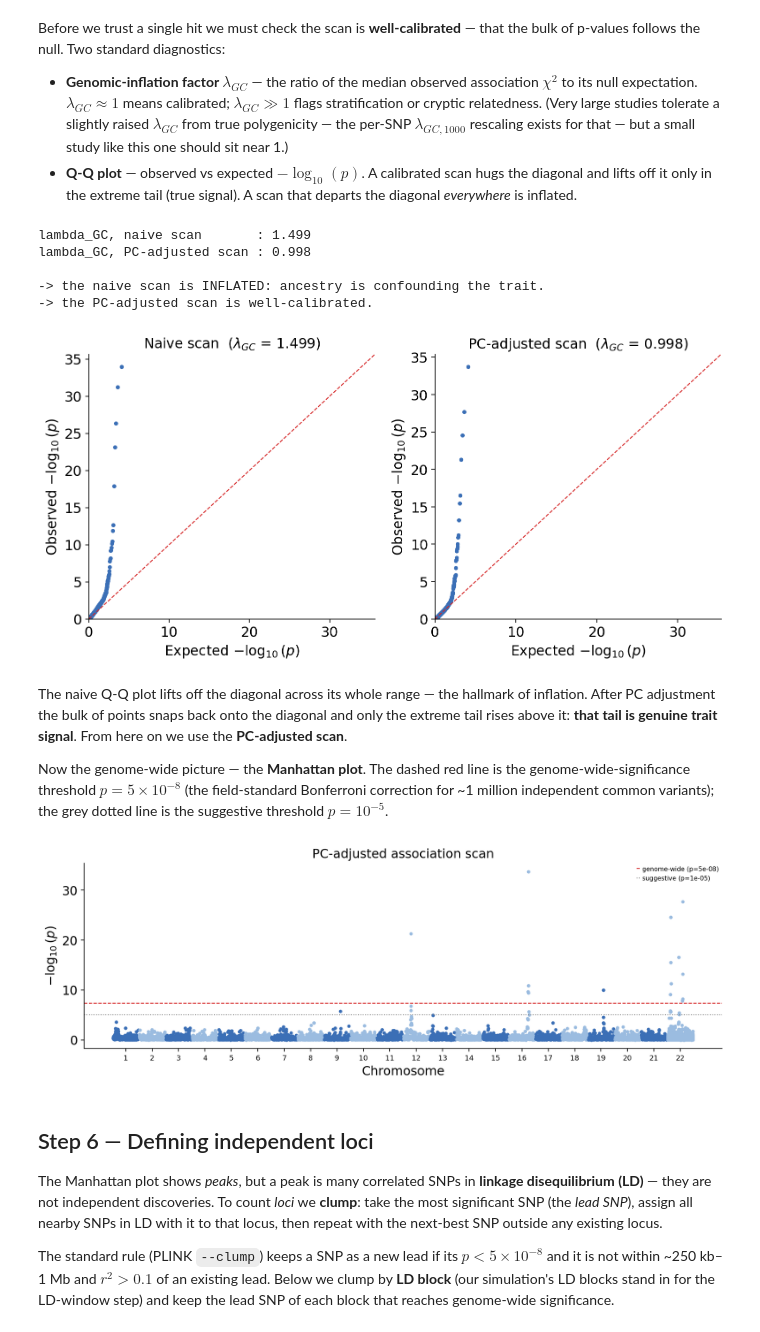
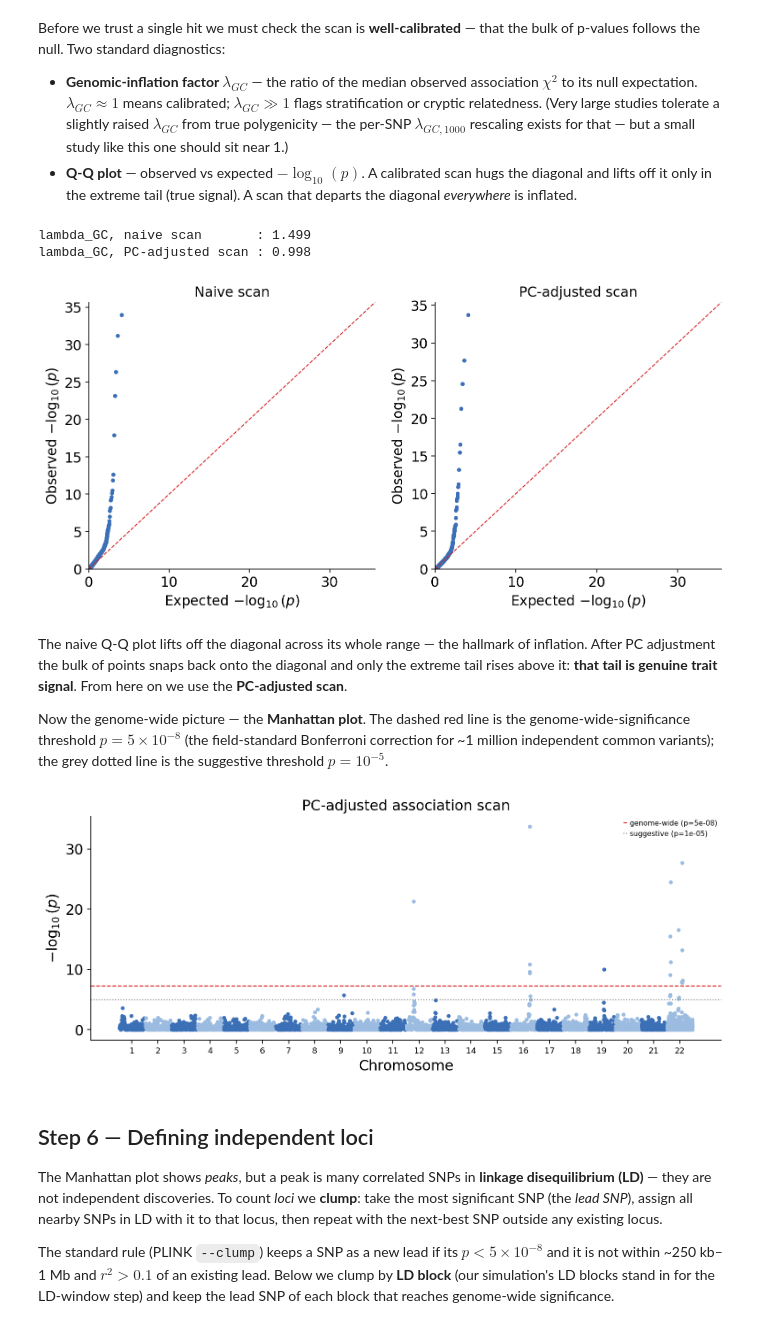
Before and after one commit to DBinary/omicverse-tutorials, a Jupyter notebook: docs/Tutorials-genetics/t_genetics_01_gwas_pipeline.ipynb, the cells around one changed output. Saved outputs shown, nothing was run; the diff lists cells and outputs as text; code cells hidden in the pictures.

```diff
--- a/docs/Tutorials-genetics/t_genetics_01_gwas_pipeline.ipynb
+++ b/docs/Tutorials-genetics/t_genetics_01_gwas_pipeline.ipynb
@@ -249,11 +224,7 @@ samples, not a chi-square approximation) and writes the per-SNP metrics
 back into `.var` so we can inspect *why* each SNP was kept or dropped.
 # %%
 geno_qc = ov.genetics.gwas_qc(
-    geno,
-    call_rate=0.98,        # SNP call rate >= 98%
-    maf=0.01,              # minor-allele frequency >= 1%
-    hwe=1e-6,              # HWE exact-test p >= 1e-6
-    sample_call_rate=0.98, # sample call rate >= 98%
+    geno, call_rate=0.98, maf=0.01, hwe=1e-6, sample_call_rate=0.98,
 )
 geno_qc.uns["gwas_qc"]
 # %% [output]
@@ -350,0 +288,5 @@ plt.tight_layout(); plt.show()
+# %%
+# Genotype PCA (scaled) -> PC scores + variance explained.
+pcs_all, var_ratio = ov.genetics.genotype_pca(geno_qc, n_comps=10)
+print("variance explained by PC1-PC10:")
+print(np.round(var_ratio, 4))
@@ -439,26 +392,16 @@ lambda_naive = ov.genetics.genomic_inflation(res_naive["pvalue"])
 lambda_adj = ov.genetics.genomic_inflation(res_adj["pvalue"])
 print(f"lambda_GC, naive scan       : {lambda_naive:.3f}")
 print(f"lambda_GC, PC-adjusted scan : {lambda_adj:.3f}")
-print()
-if lambda_naive > 1.1:
-    print("-> the naive scan is INFLATED: ancestry is confounding the trait.")
-if abs(lambda_adj - 1.0) < 0.1:
-    print("-> the PC-adjusted scan is well-calibrated.")
 # %% [output]
 lambda_GC, naive scan       : 1.499
 lambda_GC, PC-adjusted scan : 0.998
-
--> the naive scan is INFLATED: ancestry is confounding the trait.
--> the PC-adjusted scan is well-calibrated.
 # %%
 fig, axes = plt.subplots(1, 2, figsize=(10, 5))
-ov.genetics.qqplot(res_naive["pvalue"], ax=axes[0],
-                   title=f"Naive scan  ($\\lambda_{{GC}}$ = {lambda_naive:.3f})")
-ov.genetics.qqplot(res_adj["pvalue"], ax=axes[1],
-                   title=f"PC-adjusted scan  ($\\lambda_{{GC}}$ = {lambda_adj:.3f})")
+ov.genetics.qqplot(res_naive["pvalue"], ax=axes[0], title="Naive scan")
+ov.genetics.qqplot(res_adj["pvalue"], ax=axes[1], title="PC-adjusted scan")
 plt.tight_layout(); plt.show()
 # %% [output]
-[figure, old version]
+[figure, new version]
 # %% [markdown]
 The naive Q-Q plot lifts off the diagonal across its whole range — the
 hallmark of inflation. After PC adjustment the bulk of points snaps back
@@ -471,15 +414,14 @@ field-standard Bonferroni correction for ~1 million independent common
 variants); the grey dotted line is the suggestive threshold
 $p = 10^{-5}$.
 # %%
-fig, ax = plt.subplots(figsize=(11, 4))
 ov.genetics.manhattan(
     res_adj, chrom="chrom", pos="pos", pvalue="pvalue",
-    sig_line=5e-8, suggestive_line=1e-5, ax=ax,
+    sig_line=5e-8, suggestive_line=1e-5,
     title="PC-adjusted association scan",
 )
-plt.tight_layout(); plt.show()
+plt.show()
 # %% [output]
-[figure, old version]
+[figure, new version]
 # %% [markdown]
 ## Step 6 — Defining independent loci
 
```
Also changed, not shown: parts of 27 cells of this notebook, 1 other file.
